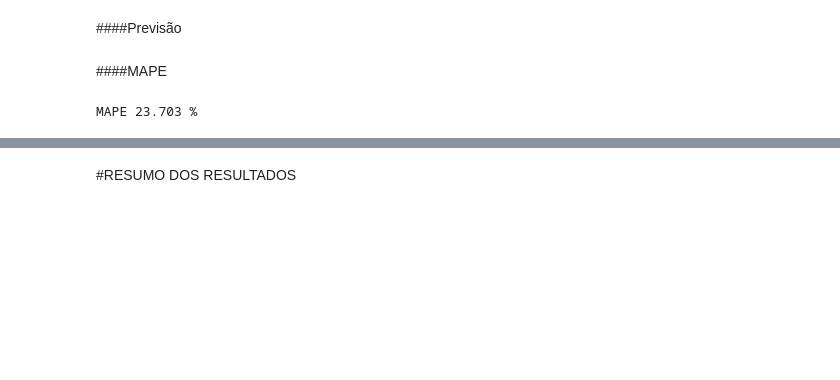
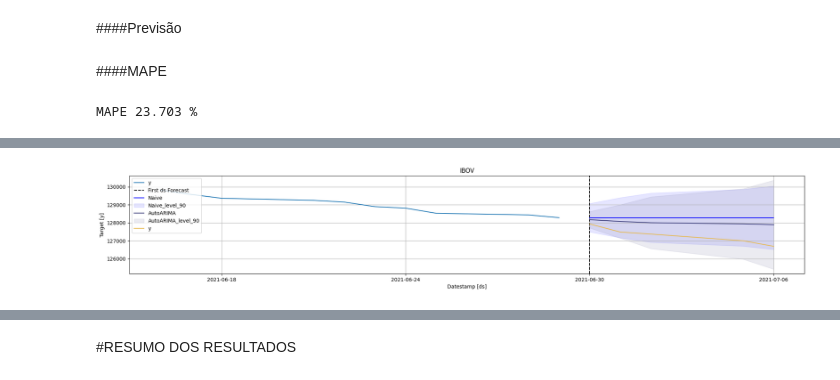
Before and after one commit to agcorrea/fiap-techchallenge-grupo41, a Jupyter notebook: fase-2/predicao-ibovespa.ipynb, the cells around one changed output, grey strips where cells are left out. Saved outputs shown, nothing was run; the diff lists cells and outputs as text; code cells hidden in the pictures; blank space fills up the shorter version.

```diff
--- a/fase-2/predicao-ibovespa.ipynb
+++ b/fase-2/predicao-ibovespa.ipynb
@@ -1199,0 +1235,10 @@ MAPE 23.703 %
+# %%
+sf = StatsForecast(
+    models=[
+      Naive(), # baseline
+      AutoARIMA(season_length=1, trace=False)
+    ],
+    freq='B', # dias úteis
+    n_jobs=-1
+)
+h = 5
@@ -1199,0 +1252,5 @@ MAPE 23.703 %
+# %%
+forecasts_df = sf.predict(h=h, level=[90])
+forecasts_df = forecasts_df.reset_index().merge(validacao_df, on=['ds', 'unique_id'], how='left')
+
+forecasts_df.head()
@@ -1199,0 +1264,4 @@ MAPE 23.703 %
+# %%
+sf.plot(Y_df, forecasts_df, level=[90], max_insample_length=10,engine ='matplotlib', plot_random=False)
+# %% [output]
+[figure, added]
```
Also changed, not shown: parts of 56 cells of this notebook.
